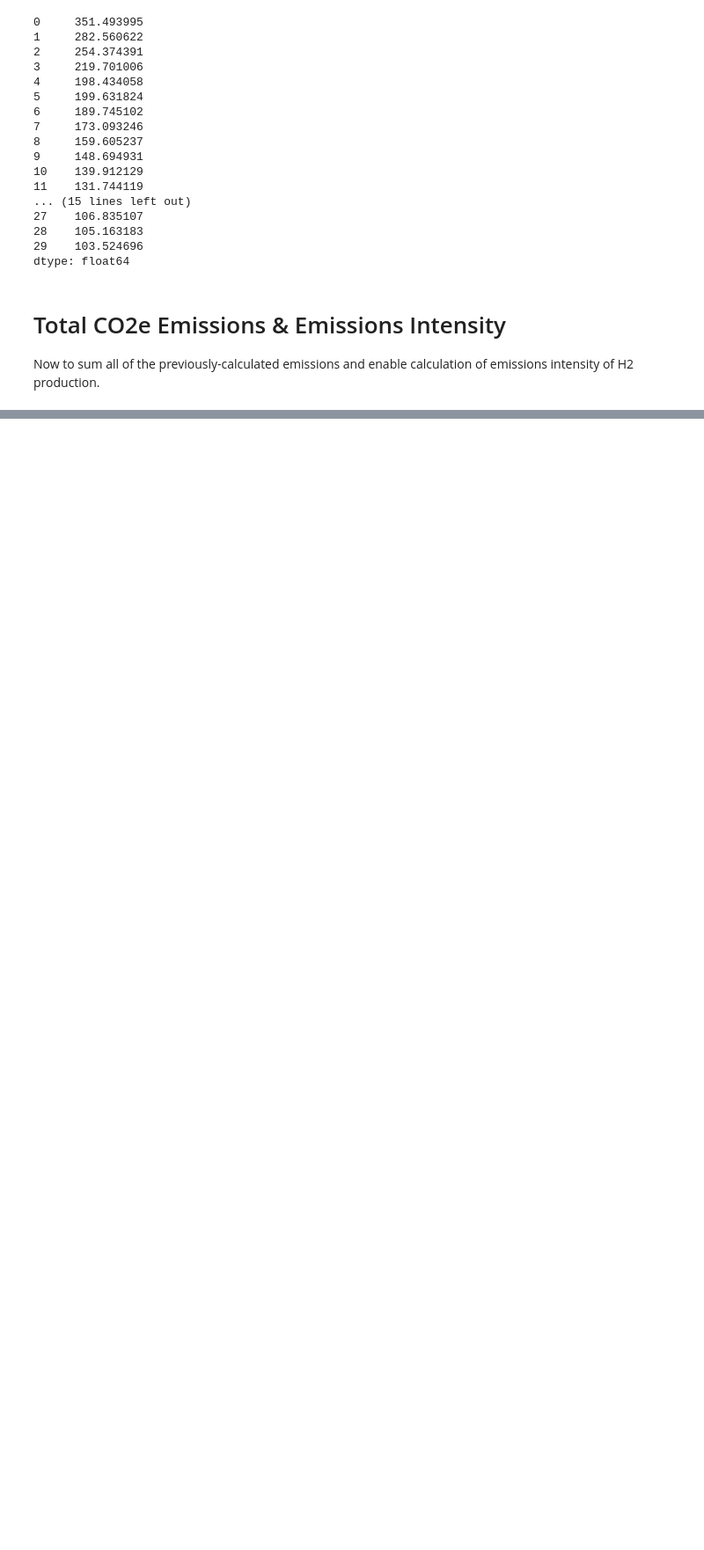
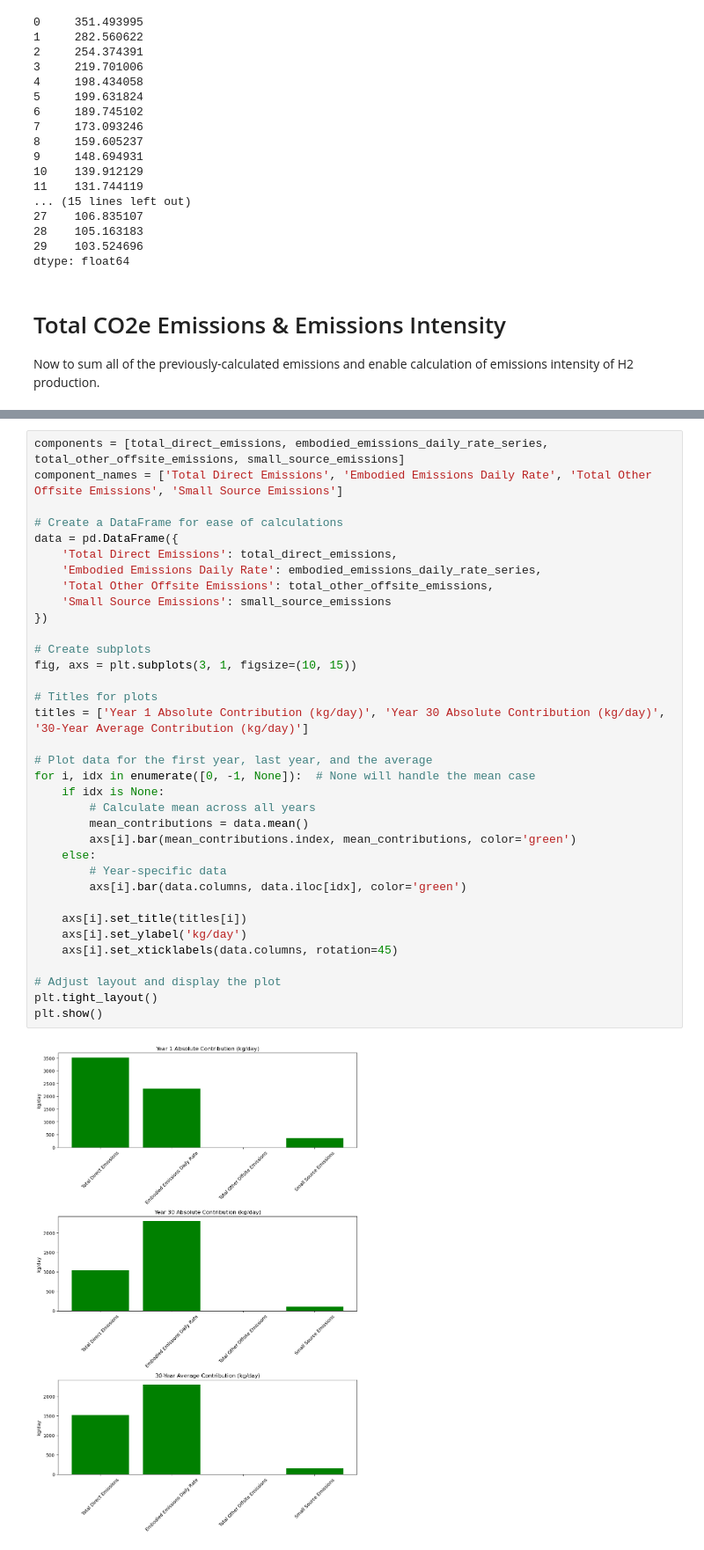
Before and after one commit to tblackfd/Geologic-Hydrogen-LCA-TEA, a Jupyter notebook: BrandtModelReplication_v0_1.ipynb, the cells around one changed output, grey strips where cells are left out. Shown at 88% size. Drawn from its saved outputs; the diff is of its cells as text; blank space fills up the shorter version.

```diff
--- a/BrandtModelReplication_v0_1.ipynb
+++ b/BrandtModelReplication_v0_1.ipynb
@@ -1581,0 +1618,37 @@ dtype: float64 kg/day
+# %%
+components = [total_direct_emissions, embodied_emissions_daily_rate_series, total_other_offsite_emissions, small_source_emissions]
+component_names = ['Total Direct Emissions', 'Embodied Emissions Daily Rate', 'Total Other Offsite Emissions', 'Small Source Emissions']
+
+# Create a DataFrame for ease of calculations
+data = pd.DataFrame({
+    'Total Direct Emissions': total_direct_emissions,
+    'Embodied Emissions Daily Rate': embodied_emissions_daily_rate_series,
+    'Total Other Offsite Emissions': total_other_offsite_emissions,
+    'Small Source Emissions': small_source_emissions
+})
+
+# Create subplots
+fig, axs = plt.subplots(3, 1, figsize=(10, 15))
+
+# Titles for plots
+titles = ['Year 1 Absolute Contribution (kg/day)', 'Year 30 Absolute Contribution (kg/day)', '30-Year Average Contribution (kg/day)']
+
+# Plot data for the first year, last year, and the average
+for i, idx in enumerate([0, -1, None]):  # None will handle the mean case
+    if idx is None:
+        # Calculate mean across all years
+        mean_contributions = data.mean()
+        axs[i].bar(mean_contributions.index, mean_contributions, color='green')
+    else:
+        # Year-specific data
+        axs[i].bar(data.columns, data.iloc[idx], color='green')
+
+    axs[i].set_title(titles[i])
+    axs[i].set_ylabel('kg/day')
+    axs[i].set_xticklabels(data.columns, rotation=45)
+
+# Adjust layout and display the plot
+plt.tight_layout()
+plt.show()
+# %% [output]
+[figure, added]
```
Also changed, not shown: parts of 4 cells of this notebook.
